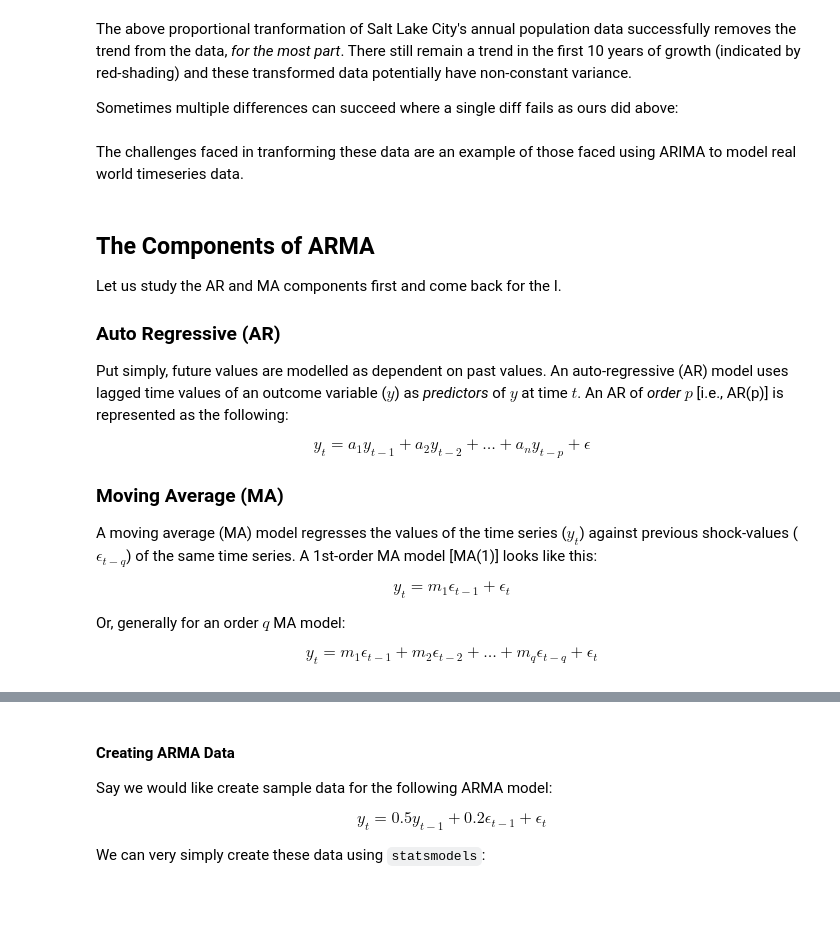
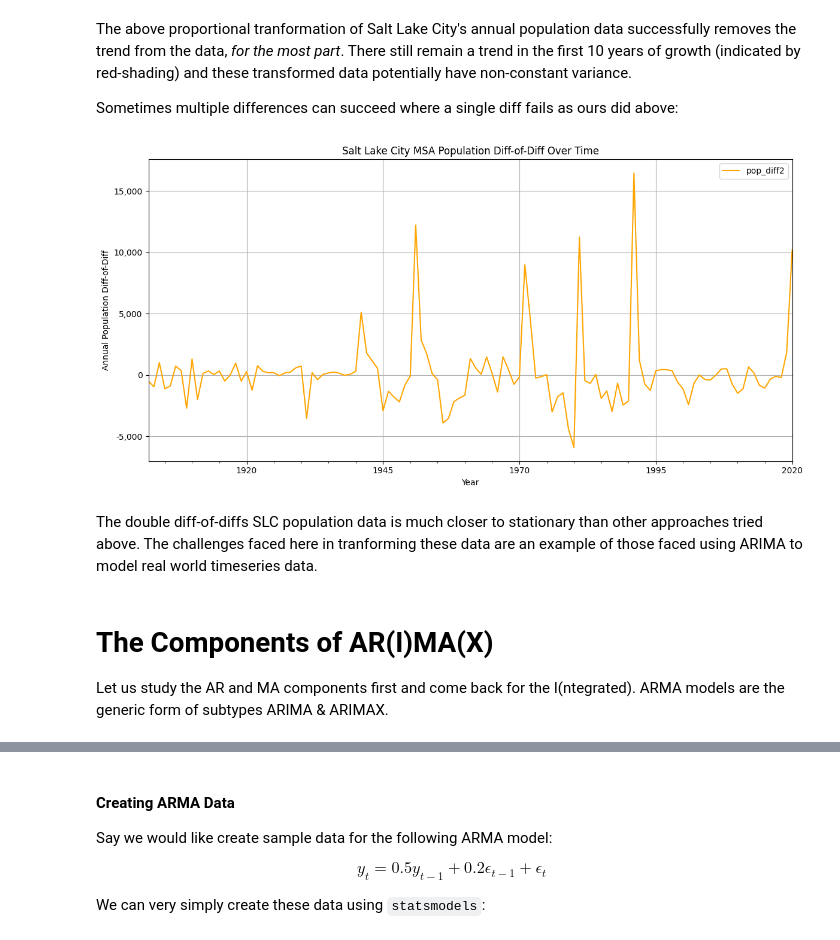
Before and after one commit to kdonavin/meta-prophet-guide, a Jupyter notebook: NOTES/ARIMA_guide.ipynb, the cells around one changed output, grey strips where cells are left out. Saved outputs shown, nothing was run; the diff lists cells and outputs as text; code cells hidden in the pictures; blank space fills up the shorter version.

Commit message:
Cleaned up components section, added ARMAX def, discussed Integrated timeseries

```diff
--- a/NOTES/ARIMA_guide.ipynb
+++ b/NOTES/ARIMA_guide.ipynb
@@ -443,45 +423,30 @@ Sometimes multiple differences can succeed where a single diff fails as ours did
 # %%
 slc_pop_df['pop_diff2'] = slc_pop_df.Population.diff().diff() #double diff
 
 # Create the plot using pandas, and get the matplotlib axes object
 fig, ax = plt.subplots(figsize=(12, 6))
 
 slc_pop_df.pop_diff2.dropna().plot(
     ax=ax,
-    title='Salt Lake City MSA Population Difference Over Time',
+    title='Salt Lake City MSA Population Diff-of-Diff Over Time',
     legend=True,
     color='orange'
 )
 
 # Apply the formatter to the y-axis and set the label.
 ax.yaxis.set_major_formatter(ticker.FuncFormatter(formatter))
-ax.set_ylabel('Annual Population Difference')
+ax.set_ylabel('Annual Population Diff-of-Diff')
 ax.set_xlabel('Year')
+
+# Ensure a clean layout and display the final plot.
+plt.grid(True)
+plt.tight_layout()
+plt.show()
+# %% [output]
+[figure, added]
 # %% [markdown]
-The challenges faced in tranforming these data are an example of those faced using ARIMA to model real world timeseries data.
+The double diff-of-diffs SLC population data is much closer to stationary than other approaches tried above. The challenges faced here in tranforming these data are an example of those faced using ARIMA to model real world timeseries data.
 # %% [markdown]
-## The Components of ARMA
+# The Components of AR(I)MA(X)
 
-Let us study the AR and MA components first and come back for the I.
-
-### Auto Regressive (AR)
-
-Put simply, future values are modelled as dependent on past values. An auto-regressive (AR) model uses lagged time values of an outcome variable ($y$) as _predictors_ of $y$ at time $t$. An AR of _order_ $p$ [i.e., AR(p)] is represented as the following:
-
-$$
-y_t = a_1y_{t-1} + a_2y_{t-2} + \dots + a_ny_{t-p} + \epsilon
-$$
-
-### Moving Average (MA)
-
-A moving average (MA) model regresses the values of the time series ($y_t$) against previous shock-values ($\epsilon_{t-q}$) of the same time series. A 1st-order MA model [MA(1)] looks like this:
-
-$$
-y_t = m_1\epsilon_{t-1} + \epsilon_t
-$$
-
-Or, generally for an order $q$ MA model:
-
-$$
-y_t = m_1\epsilon_{t-1} + m_2\epsilon_{t-2} + \dots + m_q\epsilon_{t-q} + \epsilon_t
-$$
+Let us study the AR and MA components first and come back for the I(ntegrated). ARMA models are the generic form of subtypes ARIMA & ARIMAX.
```
Also changed, not shown: parts of 18 cells of this notebook.
